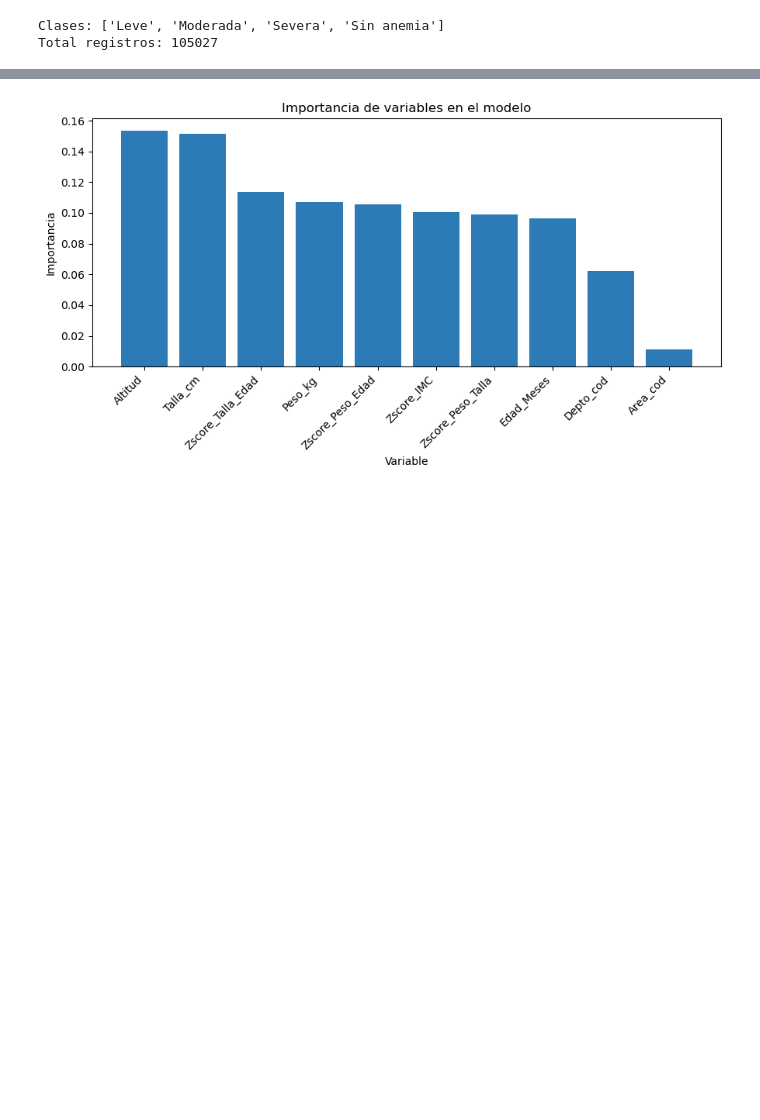
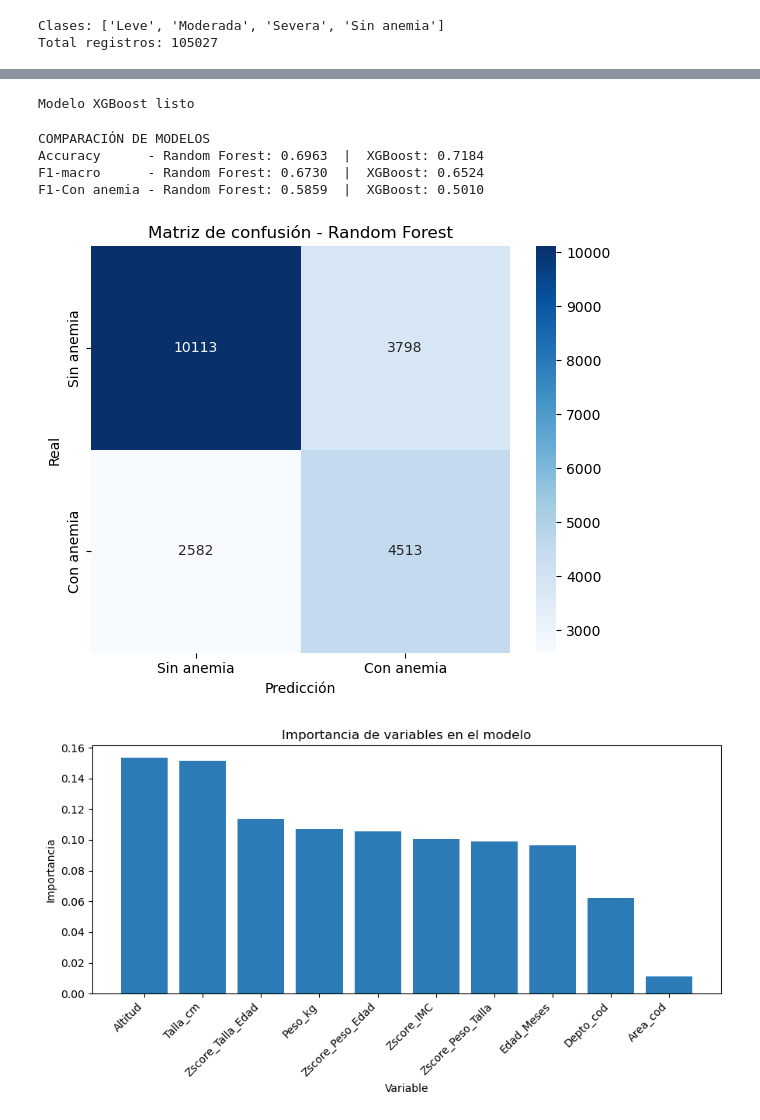
Before and after one commit to fbarrueta22/proyecto-ag-anemia, a Jupyter notebook: machine_learning.ipynb, the cells around one changed output, grey strips where cells are left out. Drawn from its saved outputs; the diff is of its cells as text; code cells hidden in the pictures; blank space fills up the shorter version.

Commit message:
métricas y xgbost incluidos

```diff
--- a/machine_learning.ipynb
+++ b/machine_learning.ipynb
@@ -15,8 +17,7 @@ df['Area_cod']  = le_area.fit_transform(df['Area_Residencia'].fillna('Desconocid
 df['Depto_cod'] = le_depto.fit_transform(df['Departamento'].fillna('Desconocido'))
 
 # Variable objetivo
-le_target = LabelEncoder()
-df['target'] = le_target.fit_transform(df['Nivel_Anemia'])
+df['target_binario'] = (df['Nivel_Anemia'] != 'Sin anemia').astype(int)
 
 print("Clases:", list(le_target.classes_))
 print("Total registros:", len(df))
@@ -47,9 +40,21 @@ Datos de prueba: (21006, 10)
 # %%
 #RANDOM FOREST
-modelo = RandomForestClassifier(n_estimators=100, random_state=42, class_weight='balanced')
 
-# Entrenar el modelo con los datos de entrenamiento
-modelo.fit(X_train, y_train)
+# Dividir datos
+X_train, X_test, y_train, y_test = train_test_split(
+    X, y, test_size=0.2, random_state=42, stratify=y
+)
 
-print("Modelo entrenado correctamente")
+# Crear y entrenar modelo
+modelo_rf = RandomForestClassifier(
+    n_estimators=200,
+    max_depth=10,
+    class_weight='balanced',
+    random_state=42
+)
+modelo_rf.fit(X_train, y_train)
+
+preds_rf = modelo_rf.predict(X_test)
+
+print("Modelo Random Forest listo")
 # %% [output]
@@ -79,3 +62,57 @@ weighted avg       0.69      0.67      0.68     21006
+# %%
+# XGBOOST
+from xgboost import XGBClassifier
+
+# Crear y entrenar el modelo con los mejores parámetros
+modelo_xgb = XGBClassifier(
+    n_estimators=100,
+    max_depth=5,
+    random_state=42,
+    eval_metric='logloss'
+)
+modelo_xgb.fit(X_train, y_train)
+
+preds_xgb = modelo_xgb.predict(X_test)
+
+print("Modelo XGBoost listo")
+# %% [output]
+Modelo XGBoost listo
+# %%
+# Métricas Random Forest
+acc_rf       = accuracy_score(y_test, preds_rf)
+f1_rf        = f1_score(y_test, preds_rf, average='macro')
+f1_rf_anemia = f1_score(y_test, preds_rf, pos_label=1)
+
+# Métricas XGBoost
+acc_xgb       = accuracy_score(y_test, preds_xgb)
+f1_xgb        = f1_score(y_test, preds_xgb, average='macro')
+f1_xgb_anemia = f1_score(y_test, preds_xgb, pos_label=1)
+
+# Mostrar comparación
+print("COMPARACIÓN DE MODELOS")
+print(f"Accuracy      - Random Forest: {acc_rf:.4f}  |  XGBoost: {acc_xgb:.4f}")
+print(f"F1-macro      - Random Forest: {f1_rf:.4f}  |  XGBoost: {f1_xgb:.4f}")
+print(f"F1-Con anemia - Random Forest: {f1_rf_anemia:.4f}  |  XGBoost: {f1_xgb_anemia:.4f}")
+# %% [output]
+COMPARACIÓN DE MODELOS
+Accuracy      - Random Forest: 0.6963  |  XGBoost: 0.7184
+F1-macro      - Random Forest: 0.6730  |  XGBoost: 0.6524
+F1-Con anemia - Random Forest: 0.5859  |  XGBoost: 0.5010
+# %%
+# Matriz de confusión del mejor modelo (Random Forest)
+cm = confusion_matrix(y_test, preds_rf)
+
+plt.figure(figsize=(6, 5))
+sns.heatmap(cm, annot=True, fmt='d', cmap='Blues',
+            xticklabels=['Sin anemia', 'Con anemia'],
+            yticklabels=['Sin anemia', 'Con anemia'])
+plt.title('Matriz de confusión - Random Forest')
+plt.xlabel('Predicción')
+plt.ylabel('Real')
+plt.tight_layout()
+plt.show()
+# %% [output]
+[figure, added]
 # %%
 # Importancia de cada variable en el modelo
 importancias = pd.Series(modelo.feature_importances_, index=features)
```
Also changed, not shown: parts of 5 cells of this notebook.
